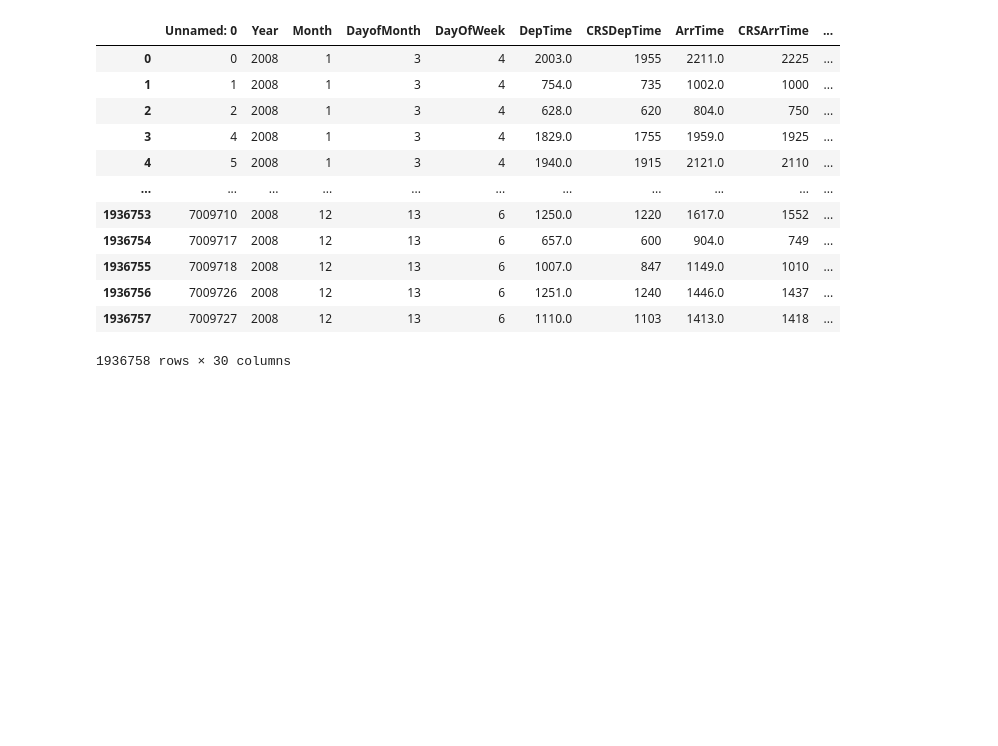
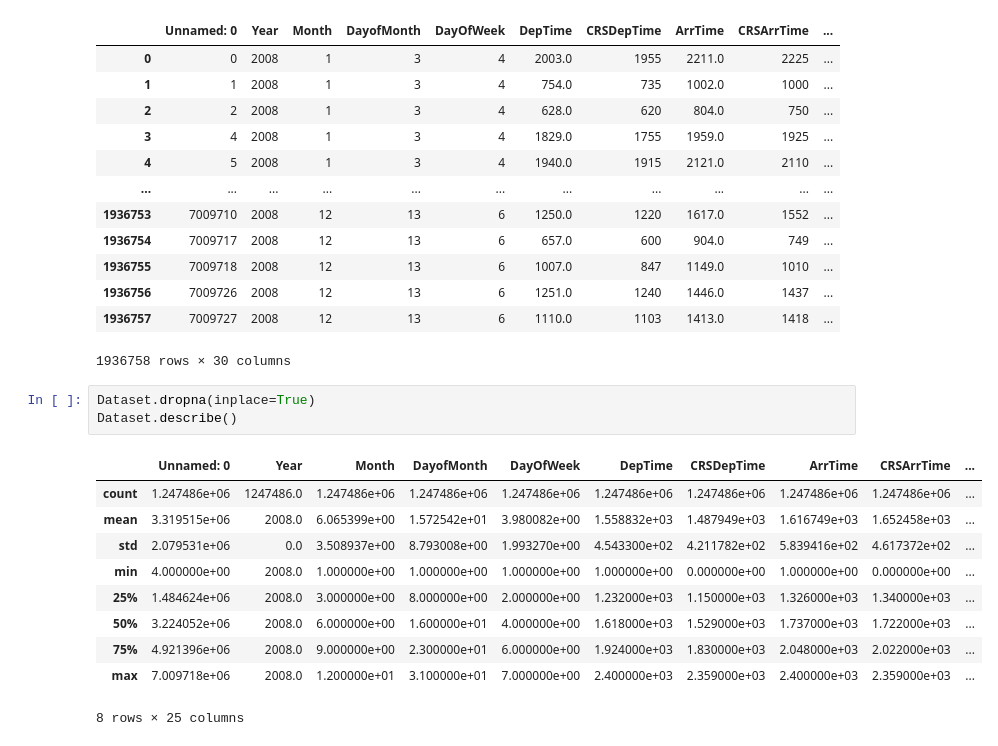
Before and after one commit to reeuze/Clustering-using-K-Means, a Jupyter notebook: Main K-Means.ipynb, the cells around one changed output. Cells and saved outputs as stored; diff of their text form; blank space fills up the shorter version.

```diff
--- a/Main K-Means.ipynb
+++ b/Main K-Means.ipynb
@@ -25,3 +25,17 @@ Dataset
 | 1936756 | 7009726 | 2008 | 12 | 13 | 6 | 1251.0 | 1240 | 1446.0 | 1437 | ... |
 | 1936757 | 7009727 | 2008 | 12 | 13 | 6 | 1110.0 | 1103 | 1413.0 | 1418 | ... |
 1936758 rows × 30 columns
+# %%
+Dataset.dropna(inplace=True)
+Dataset.describe()
+# %% [output]
+|  | Unnamed: 0 | Year | Month | DayofMonth | DayOfWeek | DepTime | CRSDepTime | ArrTime | CRSArrTime | ... |
+| count | 1.247486e+06 | 1247486.0 | 1.247486e+06 | 1.247486e+06 | 1.247486e+06 | 1.247486e+06 | 1.247486e+06 | 1.247486e+06 | 1.247486e+06 | ... |
+| mean | 3.319515e+06 | 2008.0 | 6.065399e+00 | 1.572542e+01 | 3.980082e+00 | 1.558832e+03 | 1.487949e+03 | 1.616749e+03 | 1.652458e+03 | ... |
+| std | 2.079531e+06 | 0.0 | 3.508937e+00 | 8.793008e+00 | 1.993270e+00 | 4.543300e+02 | 4.211782e+02 | 5.839416e+02 | 4.617372e+02 | ... |
+| min | 4.000000e+00 | 2008.0 | 1.000000e+00 | 1.000000e+00 | 1.000000e+00 | 1.000000e+00 | 0.000000e+00 | 1.000000e+00 | 0.000000e+00 | ... |
+| 25% | 1.484624e+06 | 2008.0 | 3.000000e+00 | 8.000000e+00 | 2.000000e+00 | 1.232000e+03 | 1.150000e+03 | 1.326000e+03 | 1.340000e+03 | ... |
+| 50% | 3.224052e+06 | 2008.0 | 6.000000e+00 | 1.600000e+01 | 4.000000e+00 | 1.618000e+03 | 1.529000e+03 | 1.737000e+03 | 1.722000e+03 | ... |
+| 75% | 4.921396e+06 | 2008.0 | 9.000000e+00 | 2.300000e+01 | 6.000000e+00 | 1.924000e+03 | 1.830000e+03 | 2.048000e+03 | 2.022000e+03 | ... |
+| max | 7.009718e+06 | 2008.0 | 1.200000e+01 | 3.100000e+01 | 7.000000e+00 | 2.400000e+03 | 2.359000e+03 | 2.400000e+03 | 2.359000e+03 | ... |
+8 rows × 25 columns
```
Also changed, not shown: parts of 2 cells of this notebook.
